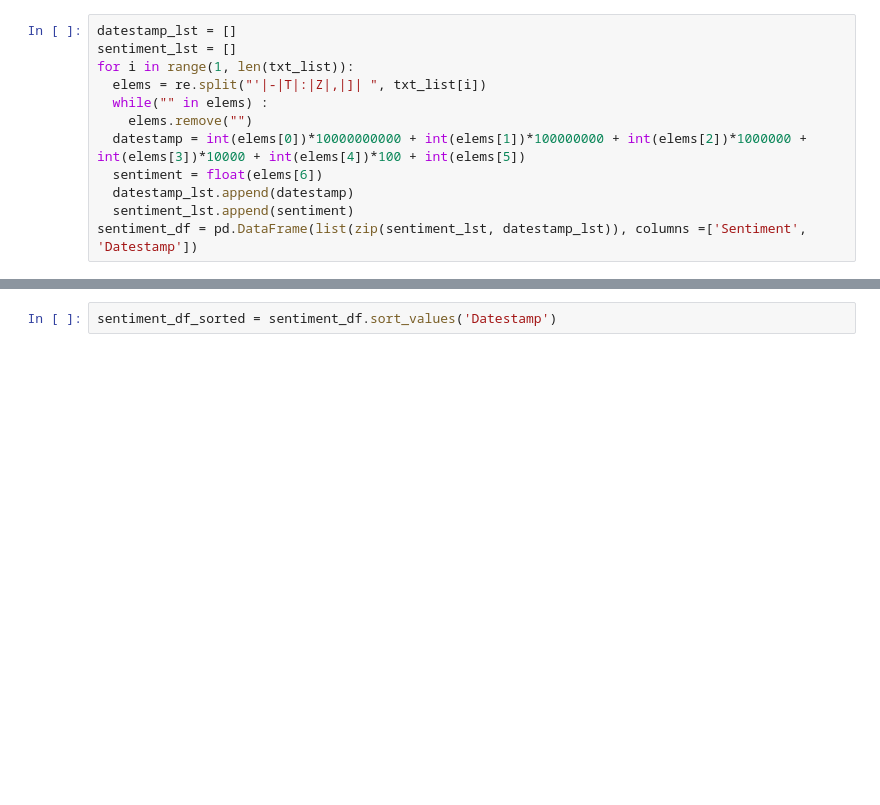
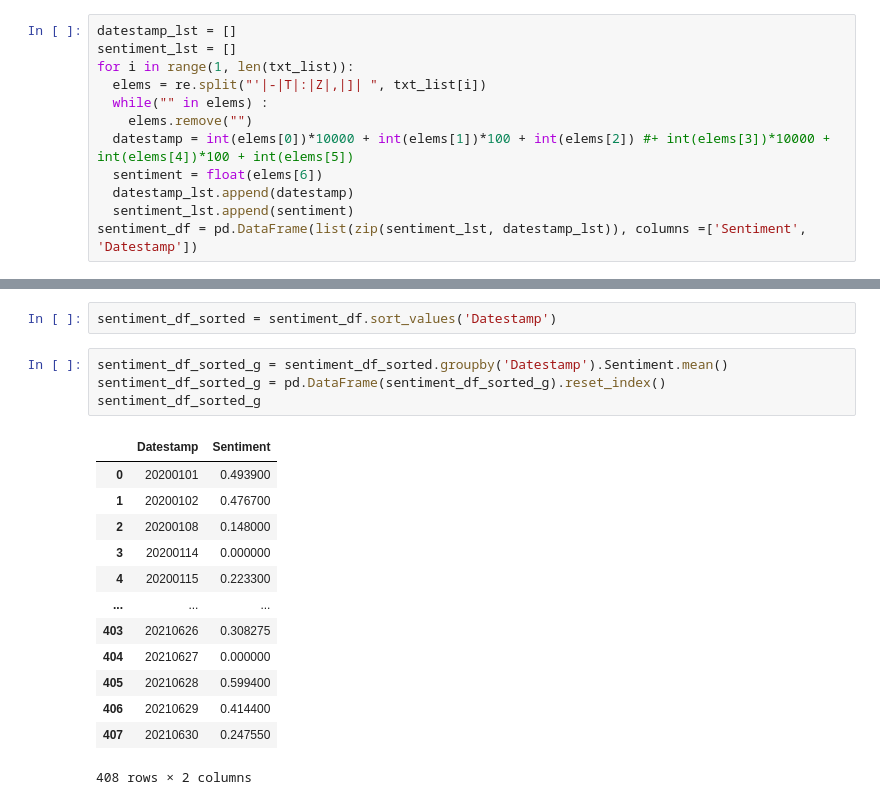
Before and after one commit to kimberlyhau/StockMarketPredictor, a Jupyter notebook: LSTMModel_Predictor.ipynb, the cells around one changed output, grey strips where cells are left out. Drawn from its saved outputs; the diff is of its cells as text; blank space fills up the shorter version.

```diff
--- a/LSTMModel_Predictor.ipynb
+++ b/LSTMModel_Predictor.ipynb
@@ -121,7 +134,7 @@ for i in range(1, len(txt_list)):
   elems = re.split("'|-|T|:|Z|,|]| ", txt_list[i])
   while("" in elems) :
     elems.remove("")
-  datestamp = int(elems[0])*10000000000 + int(elems[1])*100000000 + int(elems[2])*1000000 + int(elems[3])*10000 + int(elems[4])*100 + int(elems[5])
+  datestamp = int(elems[0])*10000 + int(elems[1])*100 + int(elems[2]) #+ int(elems[3])*10000 + int(elems[4])*100 + int(elems[5])
   sentiment = float(elems[6])
   datestamp_lst.append(datestamp)
   sentiment_lst.append(sentiment)
@@ -129,2 +154,20 @@ sentiment_df = pd.DataFrame(list(zip(sentiment_lst, datestamp_lst)), columns =['
 # %%
 sentiment_df_sorted = sentiment_df.sort_values('Datestamp')
+# %%
+sentiment_df_sorted_g = sentiment_df_sorted.groupby('Datestamp').Sentiment.mean()
+sentiment_df_sorted_g = pd.DataFrame(sentiment_df_sorted_g).reset_index()
+sentiment_df_sorted_g
+# %% [output]
+|  | Datestamp | Sentiment |
+| 0 | 20200101 | 0.493900 |
+| 1 | 20200102 | 0.476700 |
+| 2 | 20200108 | 0.148000 |
+| 3 | 20200114 | 0.000000 |
+| 4 | 20200115 | 0.223300 |
+| ... | ... | ... |
+| 403 | 20210626 | 0.308275 |
+| 404 | 20210627 | 0.000000 |
+| 405 | 20210628 | 0.599400 |
+| 406 | 20210629 | 0.414400 |
+| 407 | 20210630 | 0.247550 |
+408 rows × 2 columns
```
Also changed, not shown: parts of 15 cells of this notebook.
